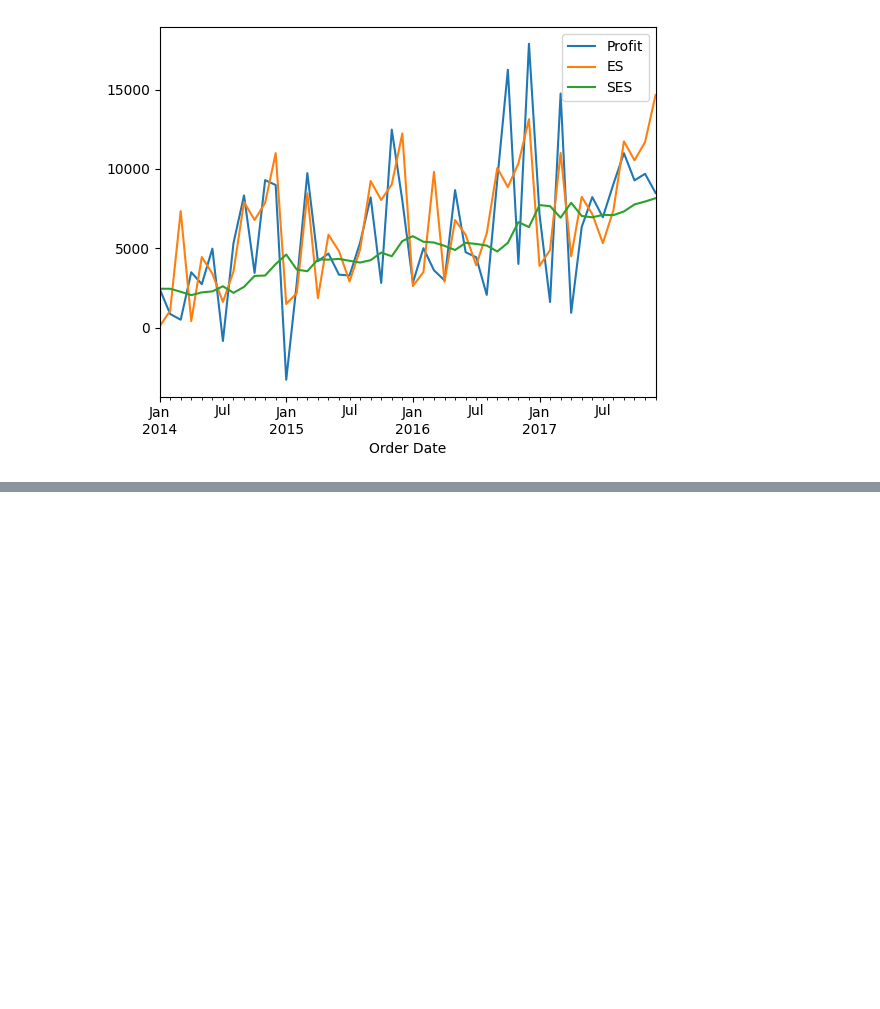
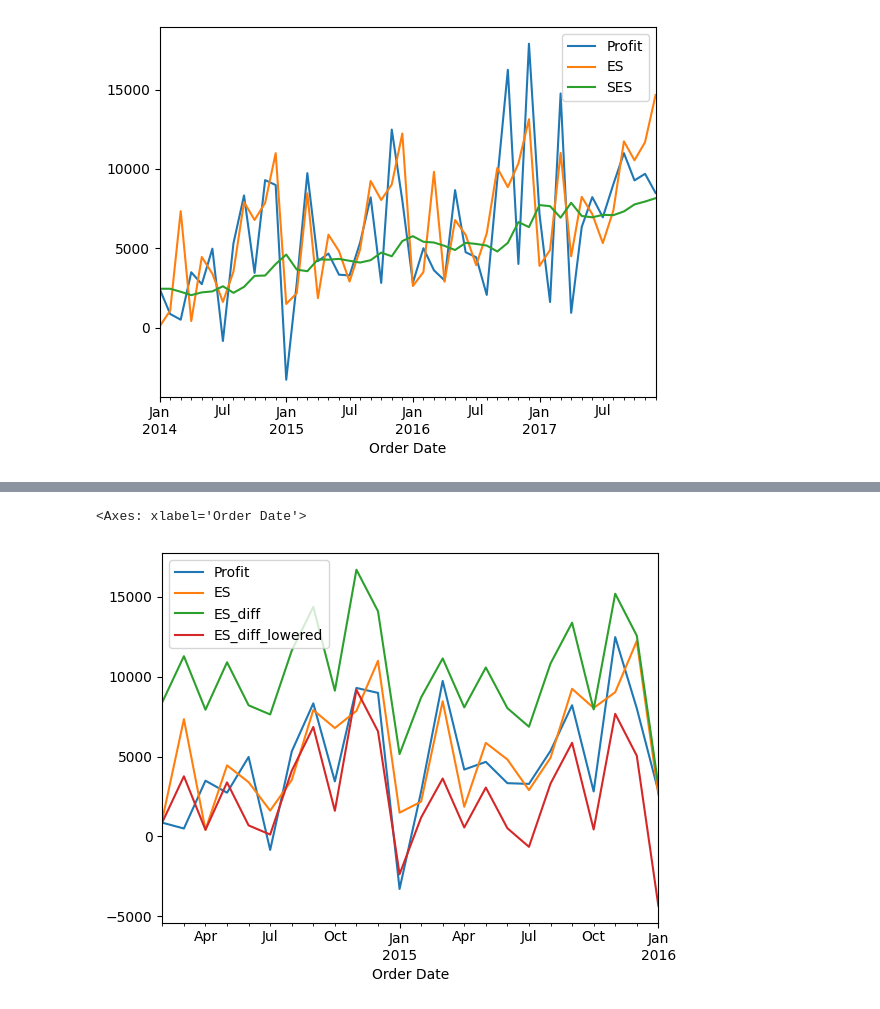
Before and after one commit to niceWizzard/pyseries, a Jupyter notebook: hey.ipynb, the cells around one changed output, grey strips where cells are left out. Cells and saved outputs as stored; diff of their text form; code cells hidden in the pictures; blank space fills up the shorter version.

```diff
--- a/hey.ipynb
+++ b/hey.ipynb
@@ -100,0 +101,11 @@ df_diff_hw.plot()
+# %%
+data_restored = data.copy()
+
+data_restored["ES_diff"] = data["ES"].cumsum() + data["ES"].iloc[0]
+data_restored["ES_diff_lowered"] = data_restored["ES_diff"] - data_restored["ES_diff"].mean()
+data_restored["ES"] = df_hw["ES"].copy()
+data_restored["Profit"] = df["Profit"]
+data_restored[:12*2].plot()
+# %% [output]
+<Axes: xlabel='Order Date'>
+[figure, added]
```
Also changed, not shown: parts of 2 cells of this notebook.
